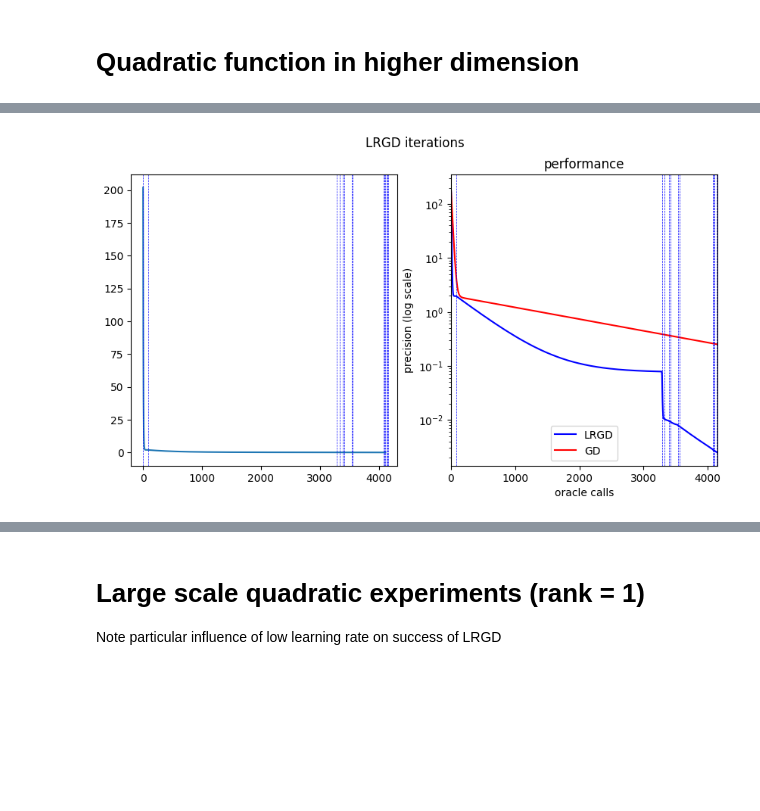
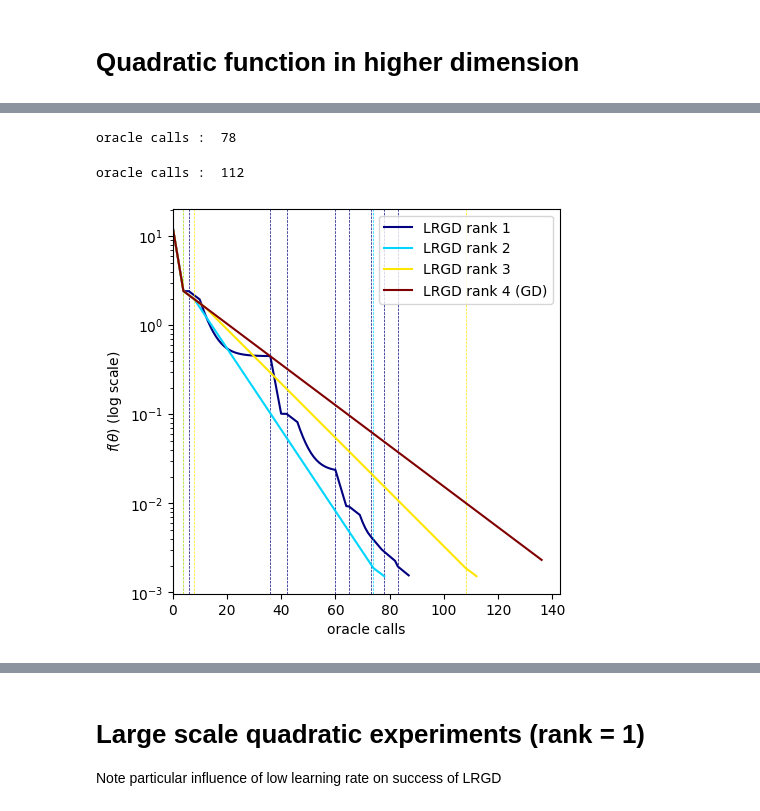
Before and after one commit to Romcos/LRGD, a Jupyter notebook: LRGD_new.ipynb, the cells around one changed output, grey strips where cells are left out. Saved outputs shown, nothing was run; the diff lists cells and outputs as text; code cells hidden in the pictures; blank space fills up the shorter version.

```diff
--- a/LRGD_new.ipynb
+++ b/LRGD_new.ipynb
@@ -171,22 +114,14 @@ oracle calls :  4152
-# %%
-fig, (ax1, ax2) = plt.subplots(1, 2, figsize = (10,5))
-fig.suptitle('LRGD iterations')
-
-ax1.plot([f(ZLRGD[i]) for i in range(len(ZLRGD))])
-
-ax2.set_title("performance")
-ax2.plot(np.cumsum(CLRGD),[f(ZLRGD[i]) for i in range(len(ZLRGD))], label ="LRGD", color="b")
-ax2.plot(np.cumsum(CGD),[f(ZGD[i]) for i in range(len(ZGD))], label="GD", color ="r")
-ax2.set_yscale("log")
-ax2.set_ylabel("precision (log scale)")
-ax2.set_xlabel("oracle calls")
-ax2.set_xlim(left=0,right=np.sum(CLRGD))
-ax2.legend()
-
-
-for i,c in enumerate(CLRGD):
-    if c==np.max(CLRGD):
-        ax1.axvline(x = np.sum(CLRGD[:i+1]), color = 'b', label = 'axvline - full height', linestyle = "--", linewidth = 0.5)
-        ax2.axvline(x = np.sum(CLRGD[:i+1]), color = 'b', label = 'axvline - full height', linestyle = "--", linewidth = 0.5)
-# %% [output]
-[figure, removed]
+# %%
+ZLRGD2,CLRGD2 = LRGD(f, deltaf, z0 = -np.ones(p),alpha = alpha, epsilon=0.01, mixed=0, rank=2)
+print("oracle calls : ", np.sum(CLRGD2))
+# %% [output]
+oracle calls :  78
+# %%
+ZLRGD3,CLRGD3 = LRGD(f, deltaf, z0 = -np.ones(p),alpha = alpha, epsilon=0.01, mixed=0, rank=3)
+print("oracle calls : ", np.sum(CLRGD3))
+# %% [output]
+oracle calls :  112
+# %%
+plot_convergence([ZLRGD1, ZLRGD2, ZLRGD3, ZGD],[CLRGD1, CLRGD2, CLRGD3, CGD],f, verticals =[True, True, True, False],labels =["LRGD rank 1","LRGD rank 2","LRGD rank 3", "LRGD rank 4 (GD)"],savename="dimension4rank1")
+# %% [output]
+[figure, added]
```
Also changed, not shown: parts of 67 cells of this notebook, 9 other files.
